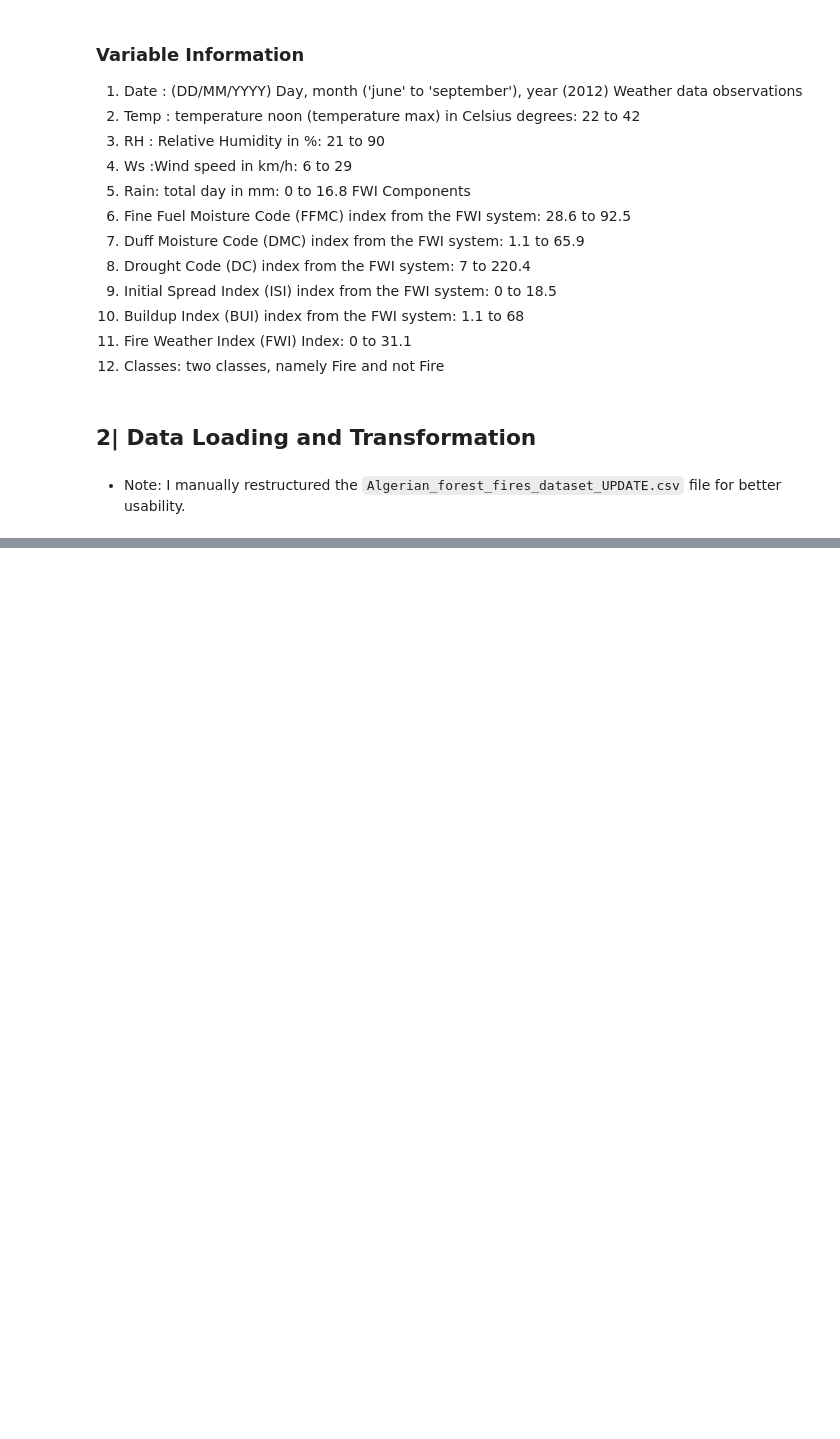
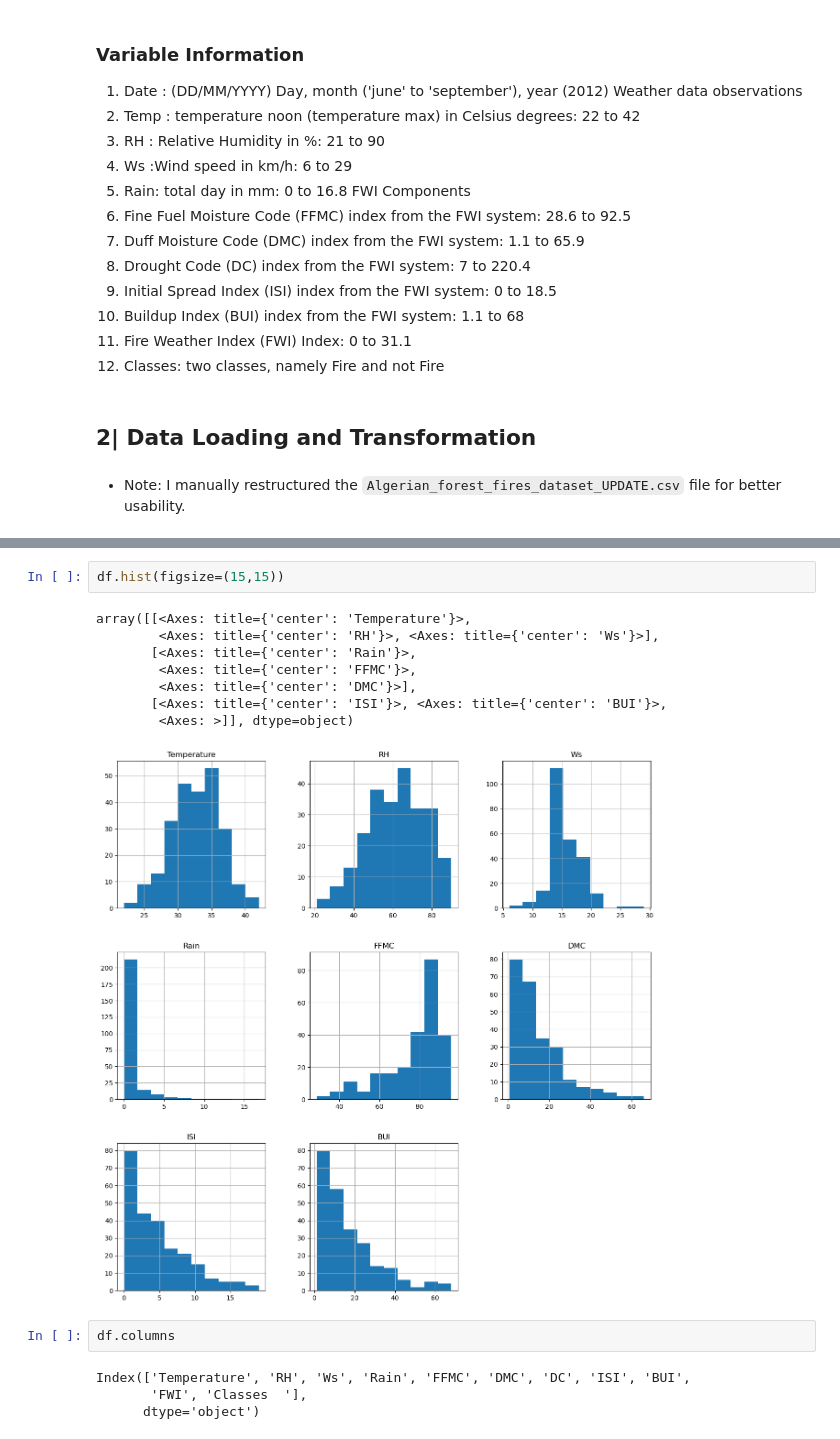
Before and after one commit to MoncefDj/AI-DS-Masters, a Jupyter notebook: 1st semester/Data exploration and visualization/Exploratory Data Analysis and Visualization Showcase.ipynb, the cells around one changed output, grey strips where cells are left out. Cells and saved outputs as stored; diff of their text form; blank space fills up the shorter version.

```diff
--- a/1st semester/Data exploration and visualization/Exploratory Data Analysis and Visualization Showcase.ipynb
+++ b/1st semester/Data exploration and visualization/Exploratory Data Analysis and Visualization Showcase.ipynb
@@ -63,0 +80,17 @@ sidi_bel_abbes_df.describe()
+# %%
+df.hist(figsize=(15,15))
+# %% [output]
+array([[<Axes: title={'center': 'Temperature'}>,
+        <Axes: title={'center': 'RH'}>, <Axes: title={'center': 'Ws'}>],
+       [<Axes: title={'center': 'Rain'}>,
+        <Axes: title={'center': 'FFMC'}>,
+        <Axes: title={'center': 'DMC'}>],
+       [<Axes: title={'center': 'ISI'}>, <Axes: title={'center': 'BUI'}>,
+        <Axes: >]], dtype=object)
+[figure, added]
+# %%
+df.columns
+# %% [output]
+Index(['Temperature', 'RH', 'Ws', 'Rain', 'FFMC', 'DMC', 'DC', 'ISI', 'BUI',
+       'FWI', 'Classes  '],
+      dtype='object')
```
Also changed, not shown: parts of 5 cells of this notebook.
